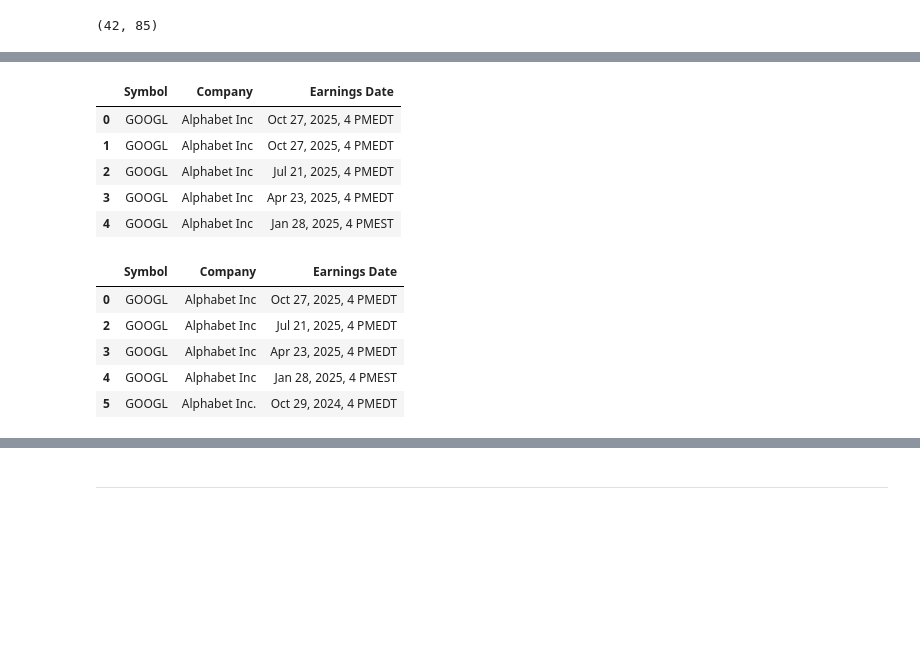
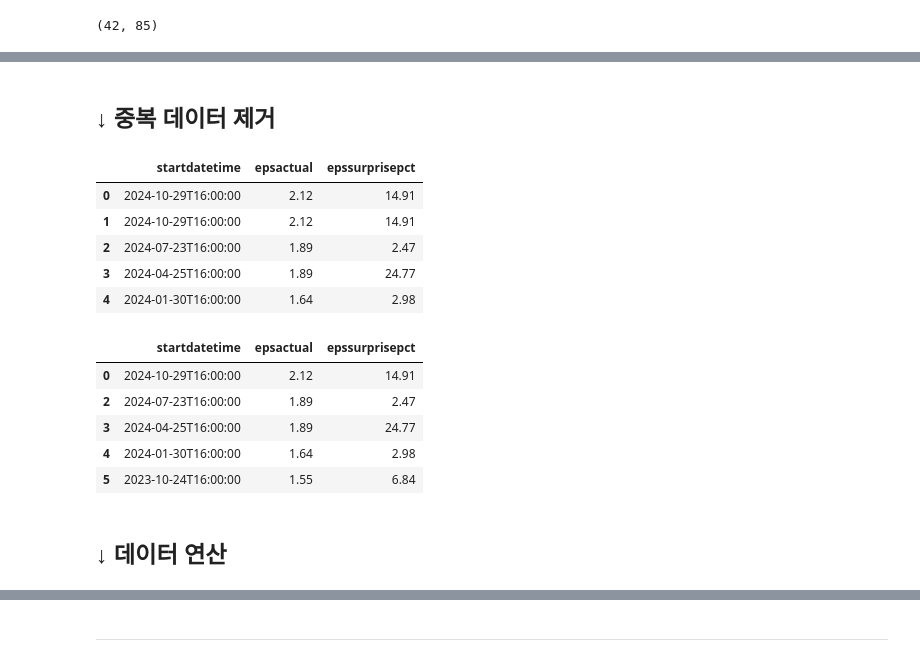
Before and after one commit to hajju0617/Data-Analysis-Study, a Jupyter notebook: pandas_numpy_data_processing.ipynb, the cells around one changed output, grey strips where cells are left out. Saved outputs shown, nothing was run; the diff lists cells and outputs as text; code cells hidden in the pictures; blank space fills up the shorter version.

```diff
--- a/pandas_numpy_data_processing.ipynb
+++ b/pandas_numpy_data_processing.ipynb
@@ -30,2 +43,12 @@ GOOGL,Alphabet Inc.,"Jan 30, 2024, 4 PMEST",1.59,1.64,2.98
+# %%
+earning_df["epsactual"] = earning_df["epsactual"].map(
+    lambda x: float(x)
+)
+earning_df["epsestimate"] = earning_df["epsestimate"].map(
+    lambda x: float(x)
+)
+earning_df["epssurprisepct"] = earning_df["epssurprisepct"].map(
+    lambda x: float(x)
+)
 # %%
 # head() : 데이터 프레임의 시작부를 출력.
@@ -285,8 +322,8 @@ len(earning_df.sample(frac=0.5)), len(earning_df)
 5
 (42, 85)
 # %%
-earning_df = earning_df[["Symbol",
-                         "Company",
-                         "Earnings Date"]]
+earning_df = earning_df[["startdatetime",
+                         "epsactual",
+                         "epssurprisepct"]]
 earning_df.head()
 # %% [output]
@@ -298,0 +352,3 @@ earning_df.head()
+# %%
+earning_sample = earning_df.dropna()
+len(earning_sample), len(earning_df)
@@ -298,0 +357,3 @@ earning_df.head()
+# %%
+earning_sample = earning_sample.reset_index(drop=True)
+earning_sample.head()
@@ -299,20 +367,26 @@ earning_df.head()
+# %% [markdown]
+## ↓ 중복 데이터 제거
 # %%
-earning_df_dup = pd.concat([earning_df[:1], earning_df]).reset_index(drop=True)
-earning_df_dup.head()
+earning_dup = pd.concat([earning_sample[:1],
+                         earning_sample]).reset_index(drop=True)
+earning_dup.head()
 # %% [output]
-|  | Symbol | Company | Earnings Date |
-| 0 | GOOGL | Alphabet Inc | Oct 27, 2025, 4 PMEDT |
-| 1 | GOOGL | Alphabet Inc | Oct 27, 2025, 4 PMEDT |
-| 2 | GOOGL | Alphabet Inc | Jul 21, 2025, 4 PMEDT |
-| 3 | GOOGL | Alphabet Inc | Apr 23, 2025, 4 PMEDT |
-| 4 | GOOGL | Alphabet Inc | Jan 28, 2025, 4 PMEST |
+|  | startdatetime | epsactual | epssurprisepct |
+| 0 | 2024-10-29T16:00:00 | 2.12 | 14.91 |
+| 1 | 2024-10-29T16:00:00 | 2.12 | 14.91 |
+| 2 | 2024-07-23T16:00:00 | 1.89 | 2.47 |
+| 3 | 2024-04-25T16:00:00 | 1.89 | 24.77 |
+| 4 | 2024-01-30T16:00:00 | 1.64 | 2.98 |
 # %%
-earning_df_dup.drop_duplicates(subset=["Earnings Date"], keep="first", inplace=True)
-earning_df_dup.head()
+earning_dup.drop_duplicates(subset=["startdatetime"],
+                            keep="first", inplace=True)
+earning_dup.head()
 # %% [output]
-|  | Symbol | Company | Earnings Date |
-| 0 | GOOGL | Alphabet Inc | Oct 27, 2025, 4 PMEDT |
-| 2 | GOOGL | Alphabet Inc | Jul 21, 2025, 4 PMEDT |
-| 3 | GOOGL | Alphabet Inc | Apr 23, 2025, 4 PMEDT |
-| 4 | GOOGL | Alphabet Inc | Jan 28, 2025, 4 PMEST |
-| 5 | GOOGL | Alphabet Inc. | Oct 29, 2024, 4 PMEDT |
+|  | startdatetime | epsactual | epssurprisepct |
+| 0 | 2024-10-29T16:00:00 | 2.12 | 14.91 |
+| 2 | 2024-07-23T16:00:00 | 1.89 | 2.47 |
+| 3 | 2024-04-25T16:00:00 | 1.89 | 24.77 |
+| 4 | 2024-01-30T16:00:00 | 1.64 | 2.98 |
+| 5 | 2023-10-24T16:00:00 | 1.55 | 6.84 |
+# %% [markdown]
+## ↓ 데이터 연산
```
Also changed, not shown: parts of 65 cells of this notebook.
